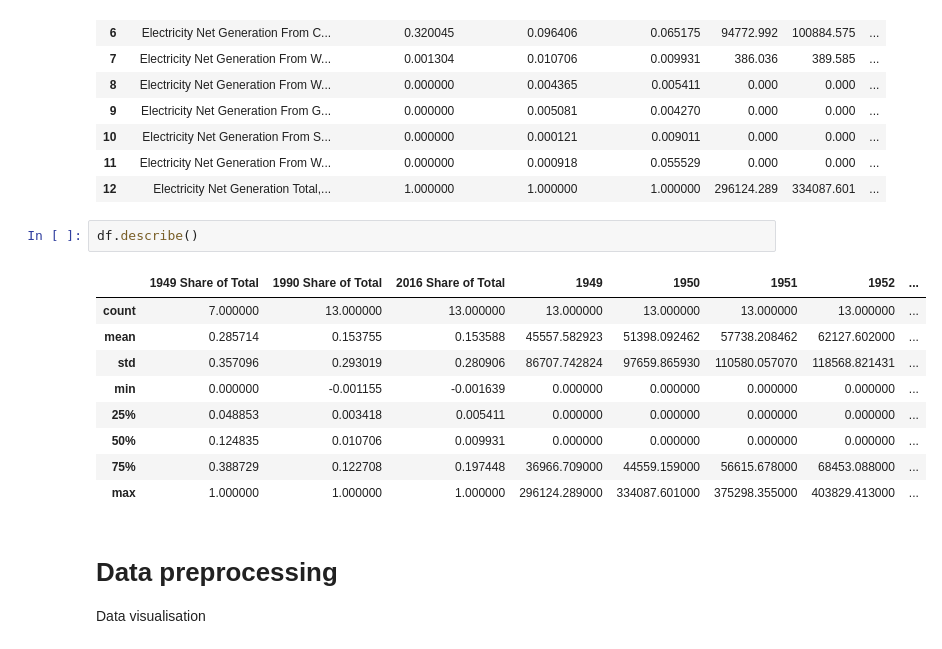
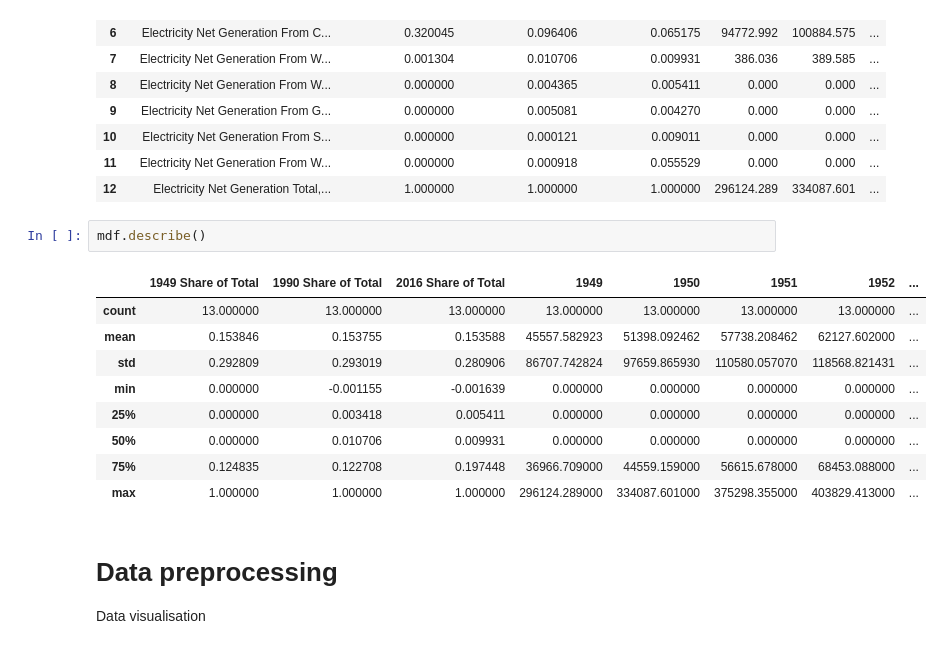
Before and after one commit to gautumsvp7/EnergyGenerationDataset, a Jupyter notebook: Electricity_gen_1949to2016.ipynb, the cells around one changed output. Cells and saved outputs as stored; diff of their text form.

```diff
--- a/Electricity_gen_1949to2016.ipynb
+++ b/Electricity_gen_1949to2016.ipynb
@@ -46,16 +48,16 @@ mdf
 | 11 | Electricity Net Generation From W... | 0.000000 | 0.000918 | 0.055529 | 0.000 | 0.000 | ... |
 | 12 | Electricity Net Generation Total,... | 1.000000 | 1.000000 | 1.000000 | 296124.289 | 334087.601 | ... |
 # %%
-df.describe()
+mdf.describe()
 # %% [output]
 |  | 1949 Share of Total | 1990 Share of Total | 2016 Share of Total | 1949 | 1950 | 1951 | 1952 | ... |
-| count | 7.000000 | 13.000000 | 13.000000 | 13.000000 | 13.000000 | 13.000000 | 13.000000 | ... |
-| mean | 0.285714 | 0.153755 | 0.153588 | 45557.582923 | 51398.092462 | 57738.208462 | 62127.602000 | ... |
-| std | 0.357096 | 0.293019 | 0.280906 | 86707.742824 | 97659.865930 | 110580.057070 | 118568.821431 | ... |
+| count | 13.000000 | 13.000000 | 13.000000 | 13.000000 | 13.000000 | 13.000000 | 13.000000 | ... |
+| mean | 0.153846 | 0.153755 | 0.153588 | 45557.582923 | 51398.092462 | 57738.208462 | 62127.602000 | ... |
+| std | 0.292809 | 0.293019 | 0.280906 | 86707.742824 | 97659.865930 | 110580.057070 | 118568.821431 | ... |
 | min | 0.000000 | -0.001155 | -0.001639 | 0.000000 | 0.000000 | 0.000000 | 0.000000 | ... |
-| 25% | 0.048853 | 0.003418 | 0.005411 | 0.000000 | 0.000000 | 0.000000 | 0.000000 | ... |
-| 50% | 0.124835 | 0.010706 | 0.009931 | 0.000000 | 0.000000 | 0.000000 | 0.000000 | ... |
-| 75% | 0.388729 | 0.122708 | 0.197448 | 36966.709000 | 44559.159000 | 56615.678000 | 68453.088000 | ... |
+| 25% | 0.000000 | 0.003418 | 0.005411 | 0.000000 | 0.000000 | 0.000000 | 0.000000 | ... |
+| 50% | 0.000000 | 0.010706 | 0.009931 | 0.000000 | 0.000000 | 0.000000 | 0.000000 | ... |
+| 75% | 0.124835 | 0.122708 | 0.197448 | 36966.709000 | 44559.159000 | 56615.678000 | 68453.088000 | ... |
 | max | 1.000000 | 1.000000 | 1.000000 | 296124.289000 | 334087.601000 | 375298.355000 | 403829.413000 | ... |
 # %% [markdown]
 # Data preprocessing
```
Also changed, not shown: parts of 5 cells of this notebook.
